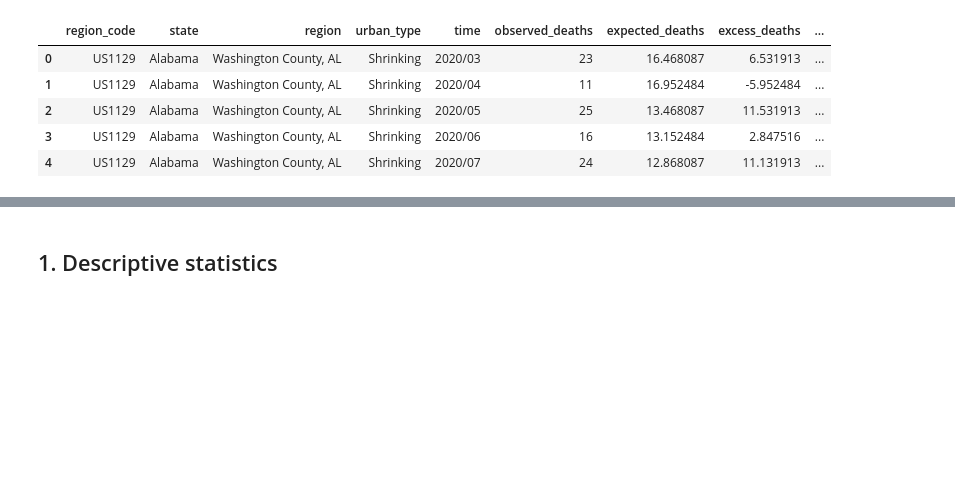
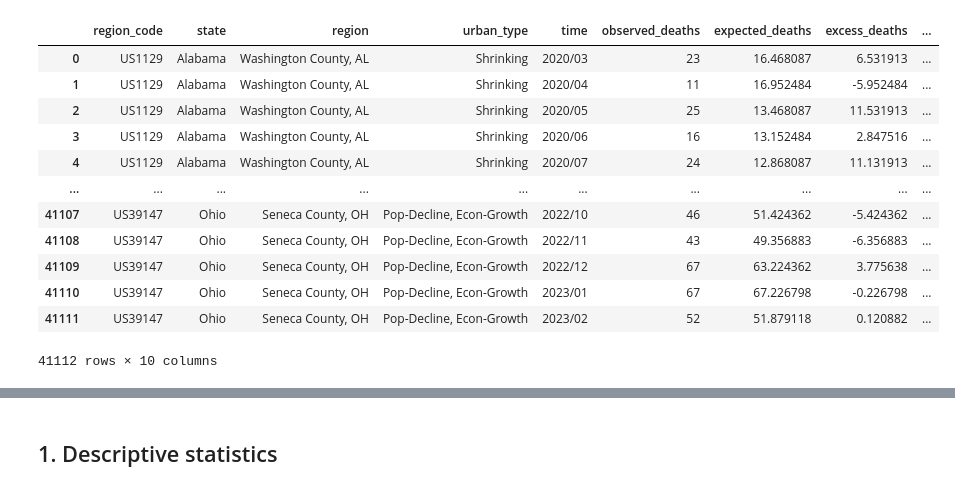
Before and after one commit to GukhwaJang/journal_shrinking_covid, a Jupyter notebook: Step 3: Data and statistical modeling/code_statistics.ipynb, the cells around one changed output, grey strips where cells are left out. Saved outputs shown, nothing was run; the diff lists cells and outputs as text; code cells hidden in the pictures; blank space fills up the shorter version.

```diff
--- a/Step 3: Data and statistical modeling/code_statistics.ipynb
+++ b/Step 3: Data and statistical modeling/code_statistics.ipynb
@@ -7,7 +7,7 @@ from scikit_posthocs import posthoc_dunn
 import statsmodels.formula.api as smf
 # %%
 # define file paths
-file = 'path'
+file = path
 # %%
 # import files
 total_data = pd.read_excel(file+'/total_data.xlsx')
@@ -15,12 +15,19 @@ county_data = pd.read_excel(file+'/county_data.xlsx')
 # %%
 # data check
-total_data.head()
+total_data
 # %% [output]
 |  | region_code | state | region | urban_type | time | observed_deaths | expected_deaths | excess_deaths | ... |
 | 0 | US1129 | Alabama | Washington County, AL | Shrinking | 2020/03 | 23 | 16.468087 | 6.531913 | ... |
 | 1 | US1129 | Alabama | Washington County, AL | Shrinking | 2020/04 | 11 | 16.952484 | -5.952484 | ... |
 | 2 | US1129 | Alabama | Washington County, AL | Shrinking | 2020/05 | 25 | 13.468087 | 11.531913 | ... |
 | 3 | US1129 | Alabama | Washington County, AL | Shrinking | 2020/06 | 16 | 13.152484 | 2.847516 | ... |
 | 4 | US1129 | Alabama | Washington County, AL | Shrinking | 2020/07 | 24 | 12.868087 | 11.131913 | ... |
+| ... | ... | ... | ... | ... | ... | ... | ... | ... | ... |
+| 41107 | US39147 | Ohio | Seneca County, OH | Pop-Decline, Econ-Growth | 2022/10 | 46 | 51.424362 | -5.424362 | ... |
+| 41108 | US39147 | Ohio | Seneca County, OH | Pop-Decline, Econ-Growth | 2022/11 | 43 | 49.356883 | -6.356883 | ... |
+| 41109 | US39147 | Ohio | Seneca County, OH | Pop-Decline, Econ-Growth | 2022/12 | 67 | 63.224362 | 3.775638 | ... |
+| 41110 | US39147 | Ohio | Seneca County, OH | Pop-Decline, Econ-Growth | 2023/01 | 67 | 67.226798 | -0.226798 | ... |
+| 41111 | US39147 | Ohio | Seneca County, OH | Pop-Decline, Econ-Growth | 2023/02 | 52 | 51.879118 | 0.120882 | ... |
+41112 rows × 10 columns
 # %%
 # data check
```
Also changed, not shown: parts of 19 cells of this notebook.
